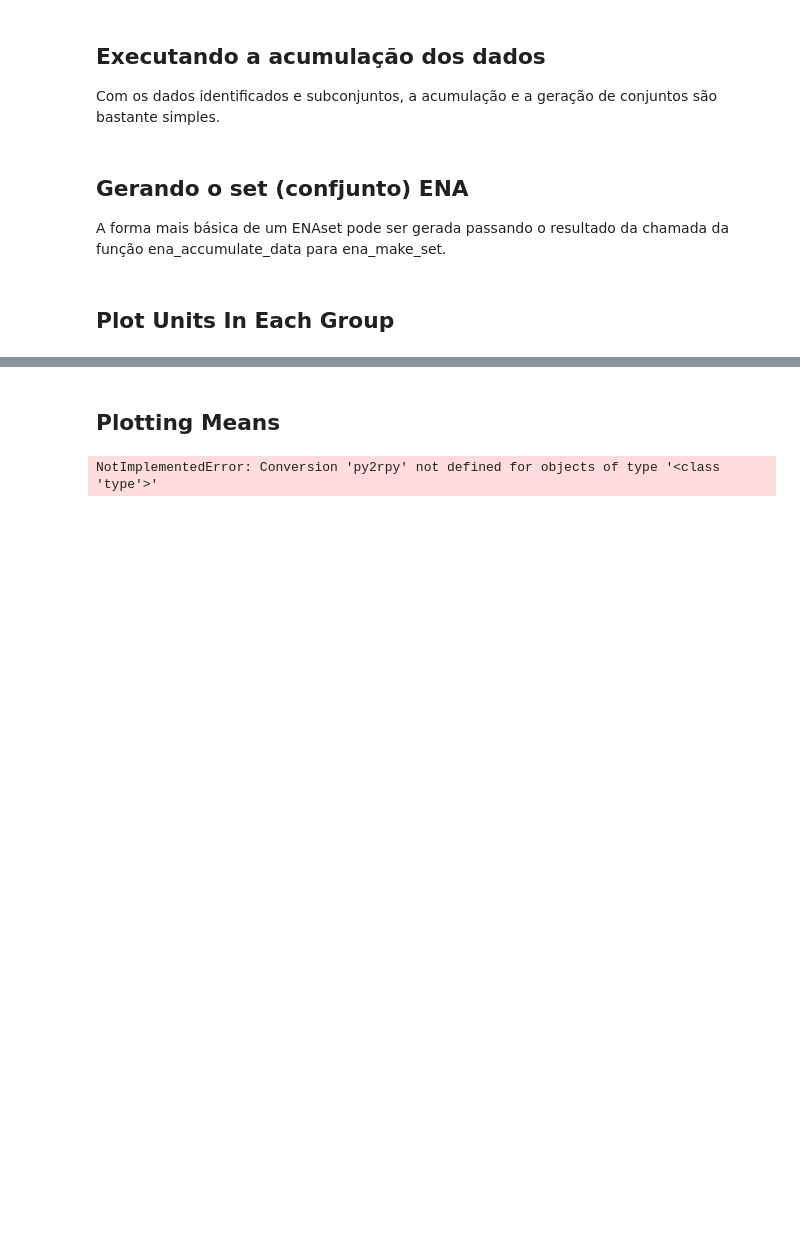
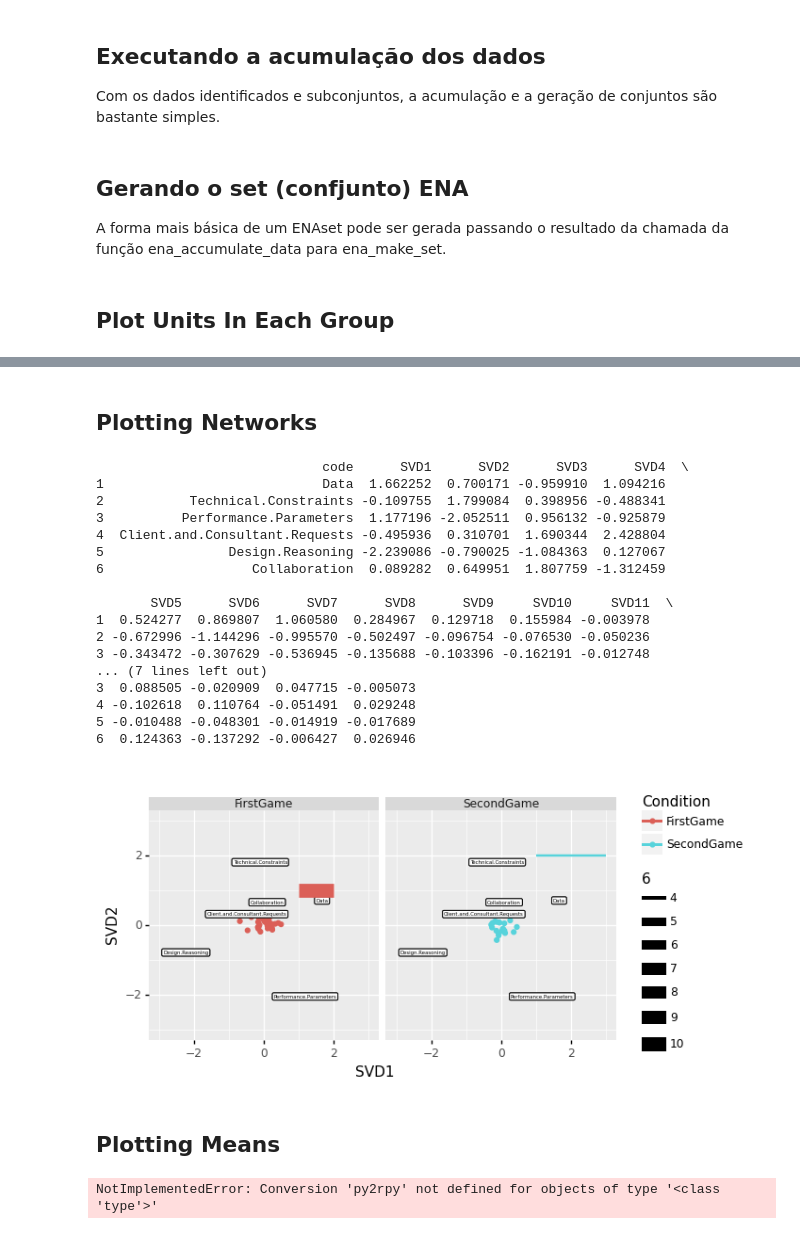
Before and after one commit to EducationalSciences693/ENAPY, a Jupyter notebook: examples/ena.ipynb, the cells around one changed output, grey strips where cells are left out. Drawn from its saved outputs; the diff is of its cells as text; code cells hidden in the pictures; blank space fills up the shorter version.

```diff
--- a/examples/ena.ipynb
+++ b/examples/ena.ipynb
@@ -84,3 +83,36 @@ print(plot)
+# %% [markdown]
+## Plotting Networks
+# %%
+nodes = enaset.rx2("rotation").rx2("nodes")
+print(nodes)
+plot += geom_point(data=nodes, mapping=aes(x="SVD1", y="SVD2"))
+plot += geom_label(data=nodes, mapping=aes(x="SVD1", y="SVD2", label="code", size=6))
+xs = [1, 2, 1, 3] # TODO produce these with a smarter loop
+ys = [1, 1, 2, 2]
+conditions = ["FirstGame", "FirstGame", "SecondGame", "SecondGame"]
+sizes = [10, 10, 4, 4]
+edges = DataFrame({"x": xs, "y": ys, "Condition": conditions, "size": sizes})
+plot += geom_line(data=edges, mapping=aes(x="x", y="y", size="size", color="Condition"))
+print(plot)
+# %% [output]
+                             code      SVD1      SVD2      SVD3      SVD4  \
+1                            Data  1.662252  0.700171 -0.959910  1.094216
+2           Technical.Constraints -0.109755  1.799084  0.398956 -0.488341
+3          Performance.Parameters  1.177196 -2.052511  0.956132 -0.925879
+4  Client.and.Consultant.Requests -0.495936  0.310701  1.690344  2.428804
+5                Design.Reasoning -2.239086 -0.790025 -1.084363  0.127067
+6                   Collaboration  0.089282  0.649951  1.807759 -1.312459
+
+       SVD5      SVD6      SVD7      SVD8      SVD9     SVD10     SVD11  \
+1  0.524277  0.869807  1.060580  0.284967  0.129718  0.155984 -0.003978
+2 -0.672996 -1.144296 -0.995570 -0.502497 -0.096754 -0.076530 -0.050236
+3 -0.343472 -0.307629 -0.536945 -0.135688 -0.103396 -0.162191 -0.012748
+... (7 lines left out)
+3  0.088505 -0.020909  0.047715 -0.005073
+4 -0.102618  0.110764 -0.051491  0.029248
+5 -0.010488 -0.048301 -0.014919 -0.017689
+6  0.124363 -0.137292 -0.006427  0.026946
+[figure, added]
 # %% [markdown]
 ## Plotting Means
 # %%
```
Also changed, not shown: parts of 2 cells of this notebook.
